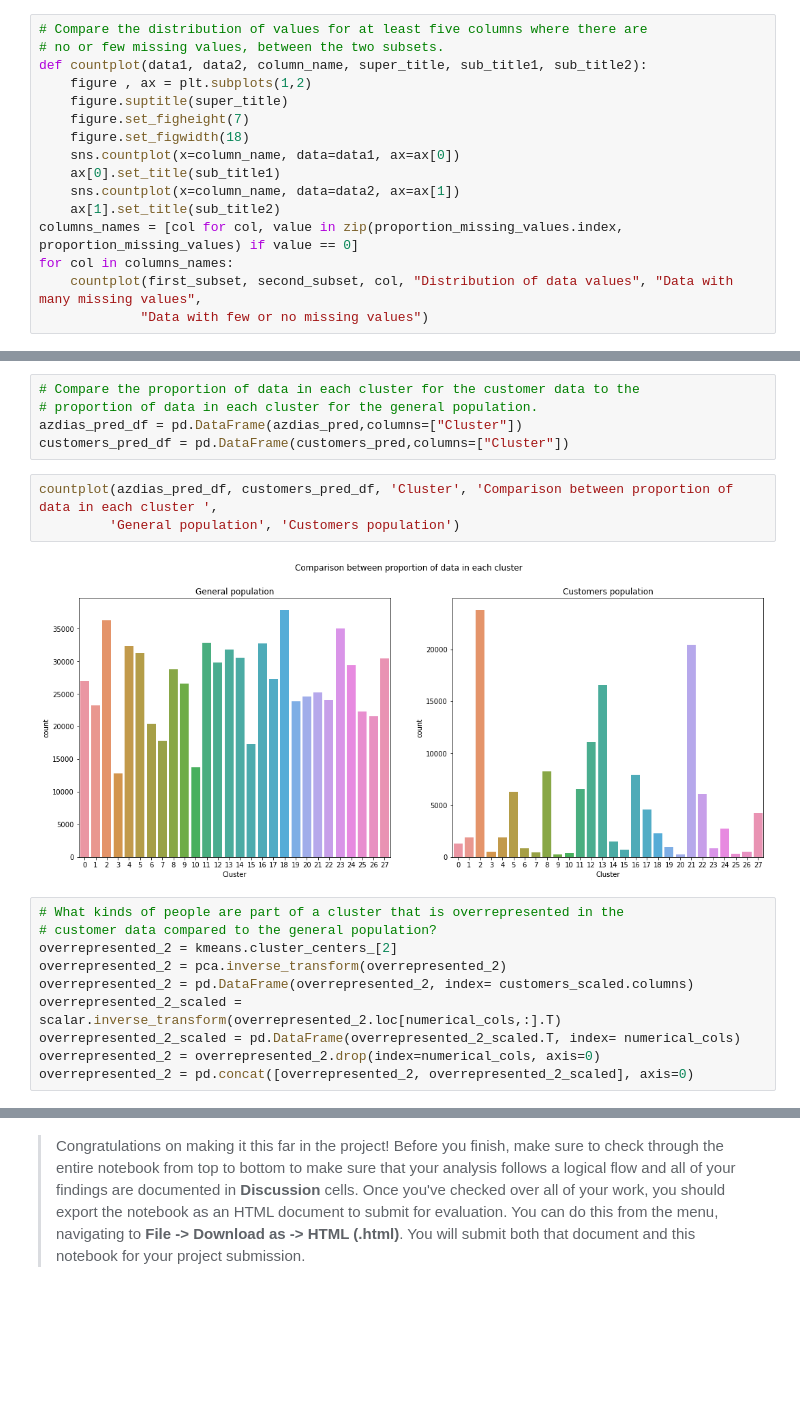
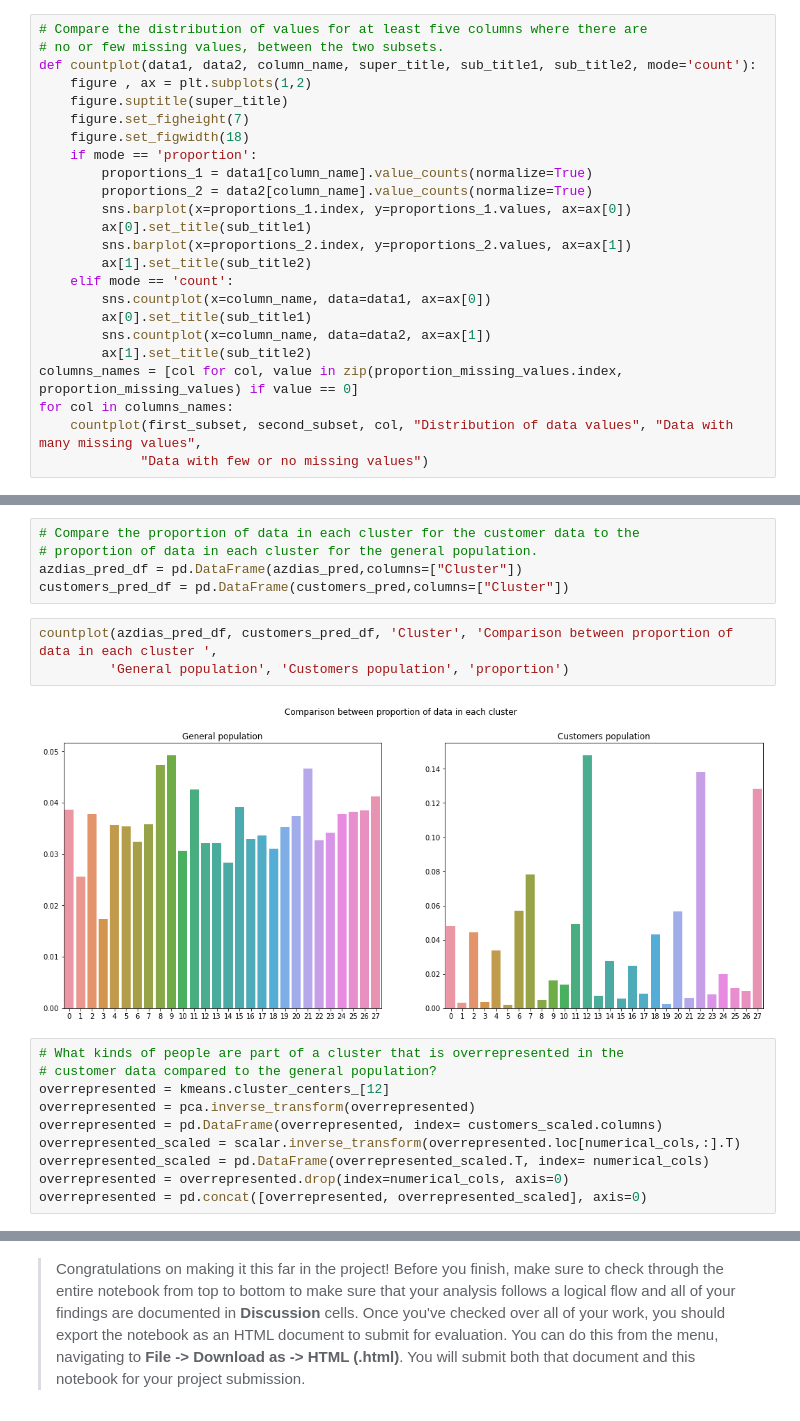
Before and after one commit to mahmodKhaled/Identify-Customer-Segments, a Jupyter notebook: Identify_Customer_Segments.ipynb, the cells around one changed output, grey strips where cells are left out. Saved outputs shown, nothing was run; the diff lists cells and outputs as text; blank space fills up the shorter version.

Commit message:
visualize proportions instead of counts when comparing general and customer population

```diff
--- a/Identify_Customer_Segments.ipynb
+++ b/Identify_Customer_Segments.ipynb
@@ -345,15 +345,23 @@ second_subset = azdias_dropped_columns.loc[azdias_dropped_columns["NAN count"] <
 # %%
 # Compare the distribution of values for at least five columns where there are
 # no or few missing values, between the two subsets.
-def countplot(data1, data2, column_name, super_title, sub_title1, sub_title2):
+def countplot(data1, data2, column_name, super_title, sub_title1, sub_title2, mode='count'):
     figure , ax = plt.subplots(1,2)
     figure.suptitle(super_title)
     figure.set_figheight(7)
     figure.set_figwidth(18)
-    sns.countplot(x=column_name, data=data1, ax=ax[0])
-    ax[0].set_title(sub_title1)
-    sns.countplot(x=column_name, data=data2, ax=ax[1])
-    ax[1].set_title(sub_title2)
+    if mode == 'proportion':
+        proportions_1 = data1[column_name].value_counts(normalize=True)
+        proportions_2 = data2[column_name].value_counts(normalize=True)
+        sns.barplot(x=proportions_1.index, y=proportions_1.values, ax=ax[0])
+        ax[0].set_title(sub_title1)
+        sns.barplot(x=proportions_2.index, y=proportions_2.values, ax=ax[1])
+        ax[1].set_title(sub_title2)
+    elif mode == 'count':
+        sns.countplot(x=column_name, data=data1, ax=ax[0])
+        ax[0].set_title(sub_title1)
+        sns.countplot(x=column_name, data=data2, ax=ax[1])
+        ax[1].set_title(sub_title2)
 columns_names = [col for col, value in zip(proportion_missing_values.index, proportion_missing_values) if value == 0]
 for col in columns_names:
     countplot(first_subset, second_subset, col, "Distribution of data values", "Data with many missing values",
@@ -1093,17 +1101,17 @@ azdias_pred_df = pd.DataFrame(azdias_pred,columns=["Cluster"])
 customers_pred_df = pd.DataFrame(customers_pred,columns=["Cluster"])
 # %%
 countplot(azdias_pred_df, customers_pred_df, 'Cluster', 'Comparison between proportion of data in each cluster ',
-         'General population', 'Customers population')
+         'General population', 'Customers population', 'proportion')
 # %% [output]
-[figure, old version]
+[figure, new version]
 # %%
 # What kinds of people are part of a cluster that is overrepresented in the
 # customer data compared to the general population?
-overrepresented_2 = kmeans.cluster_centers_[2]
-overrepresented_2 = pca.inverse_transform(overrepresented_2)
-overrepresented_2 = pd.DataFrame(overrepresented_2, index= customers_scaled.columns)
-overrepresented_2_scaled = scalar.inverse_transform(overrepresented_2.loc[numerical_cols,:].T)
-overrepresented_2_scaled = pd.DataFrame(overrepresented_2_scaled.T, index= numerical_cols)
-overrepresented_2 = overrepresented_2.drop(index=numerical_cols, axis=0)
-overrepresented_2 = pd.concat([overrepresented_2, overrepresented_2_scaled], axis=0)
+overrepresented = kmeans.cluster_centers_[12]
+overrepresented = pca.inverse_transform(overrepresented)
+overrepresented = pd.DataFrame(overrepresented, index= customers_scaled.columns)
+overrepresented_scaled = scalar.inverse_transform(overrepresented.loc[numerical_cols,:].T)
+overrepresented_scaled = pd.DataFrame(overrepresented_scaled.T, index= numerical_cols)
+overrepresented = overrepresented.drop(index=numerical_cols, axis=0)
+overrepresented = pd.concat([overrepresented, overrepresented_scaled], axis=0)
 # %%
```
Also changed, not shown: parts of 5 cells of this notebook.
